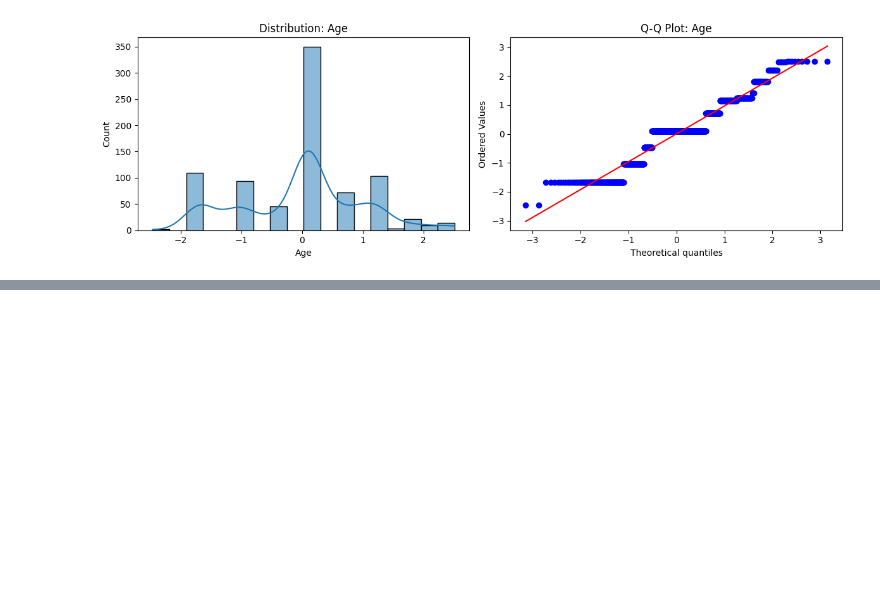
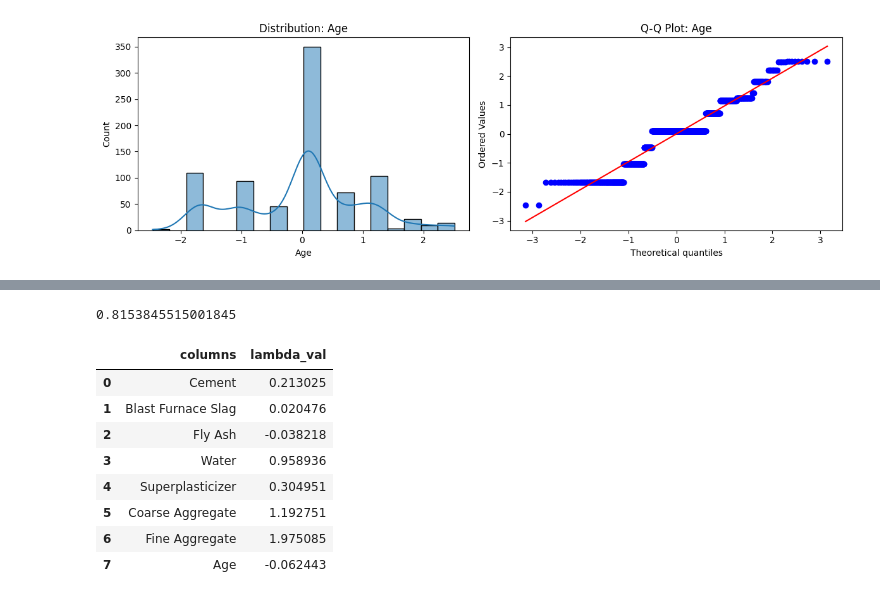
Before and after one commit to HirenGajjar/ai-ml, a Jupyter notebook: power_transforms/code.ipynb, the cells around one changed output, grey strips where cells are left out. Cells and saved outputs as stored; diff of their text form; code cells hidden in the pictures; blank space fills up the shorter version.

Commit message:
yoe-johnson transform

```diff
--- a/power_transforms/code.ipynb
+++ b/power_transforms/code.ipynb
@@ -279,0 +282,5 @@ for col in x_train_transformed_pd.columns:
+# %%
+yj = PowerTransformer(method='yeo-johnson')
+# %%
+x_train_transformed_yj = yj.fit_transform(x_train)
+x_test_transformed_yj = yj.fit_transform(x_test)
@@ -279,0 +315,18 @@ for col in x_train_transformed_pd.columns:
+# %%
+lr_pred_test_yj = lr.predict(x_test_transformed_yj)
+r2_yj = r2_score(y_test, lr_pred_test_yj)
+print(r2_yj)
+# %% [output]
+0.8153845515001845
+# %%
+pd.DataFrame({'columns' : x_train.columns, 'lambda_val' : yj.lambdas_})
+# %% [output]
+|  | columns | lambda_val |
+| 0 | Cement | 0.213025 |
+| 1 | Blast Furnace Slag | 0.020476 |
+| 2 | Fly Ash | -0.038218 |
+| 3 | Water | 0.958936 |
+| 4 | Superplasticizer | 0.304951 |
+| 5 | Coarse Aggregate | 1.192751 |
+| 6 | Fine Aggregate | 1.975085 |
+| 7 | Age | -0.062443 |
```
Also changed, not shown: parts of 5 cells of this notebook.
